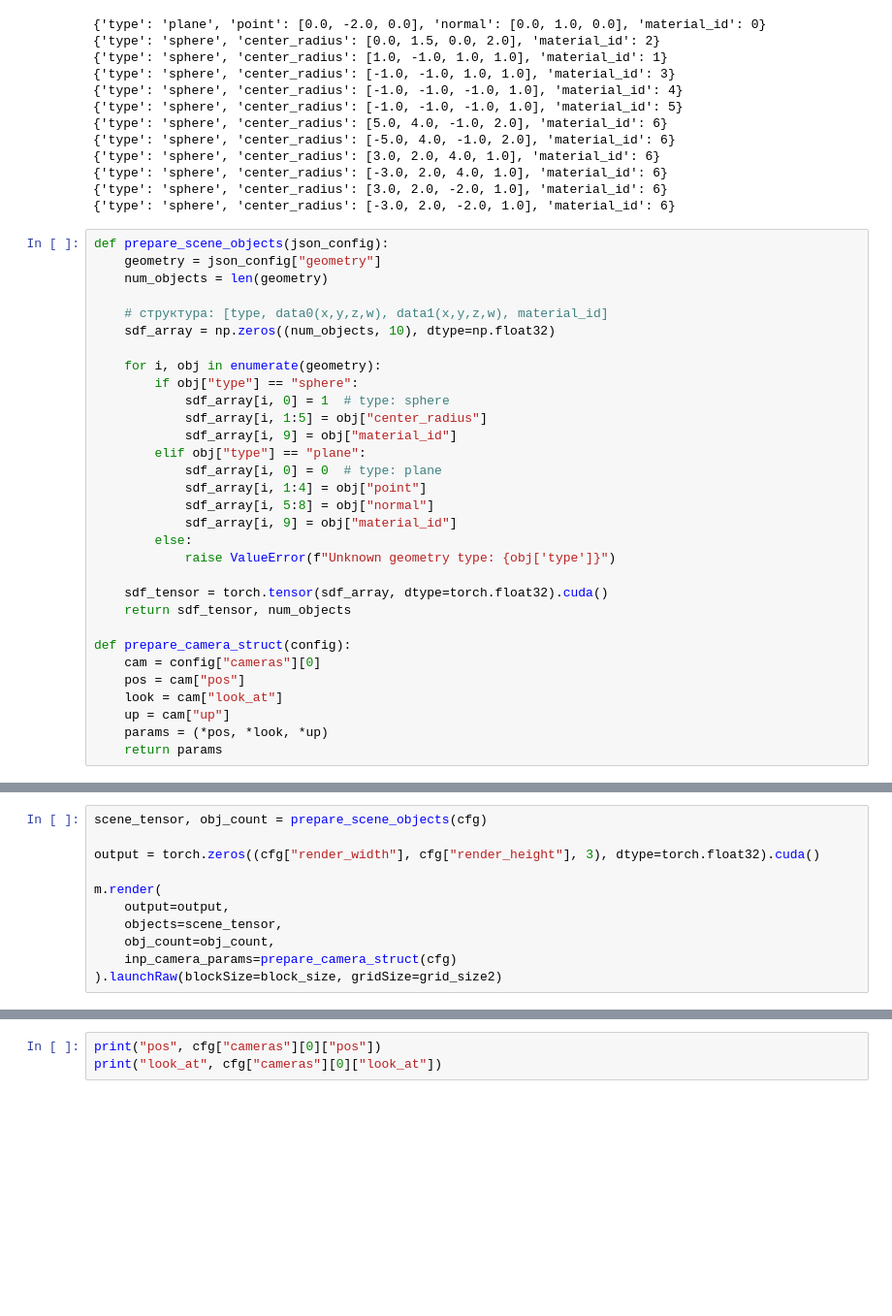
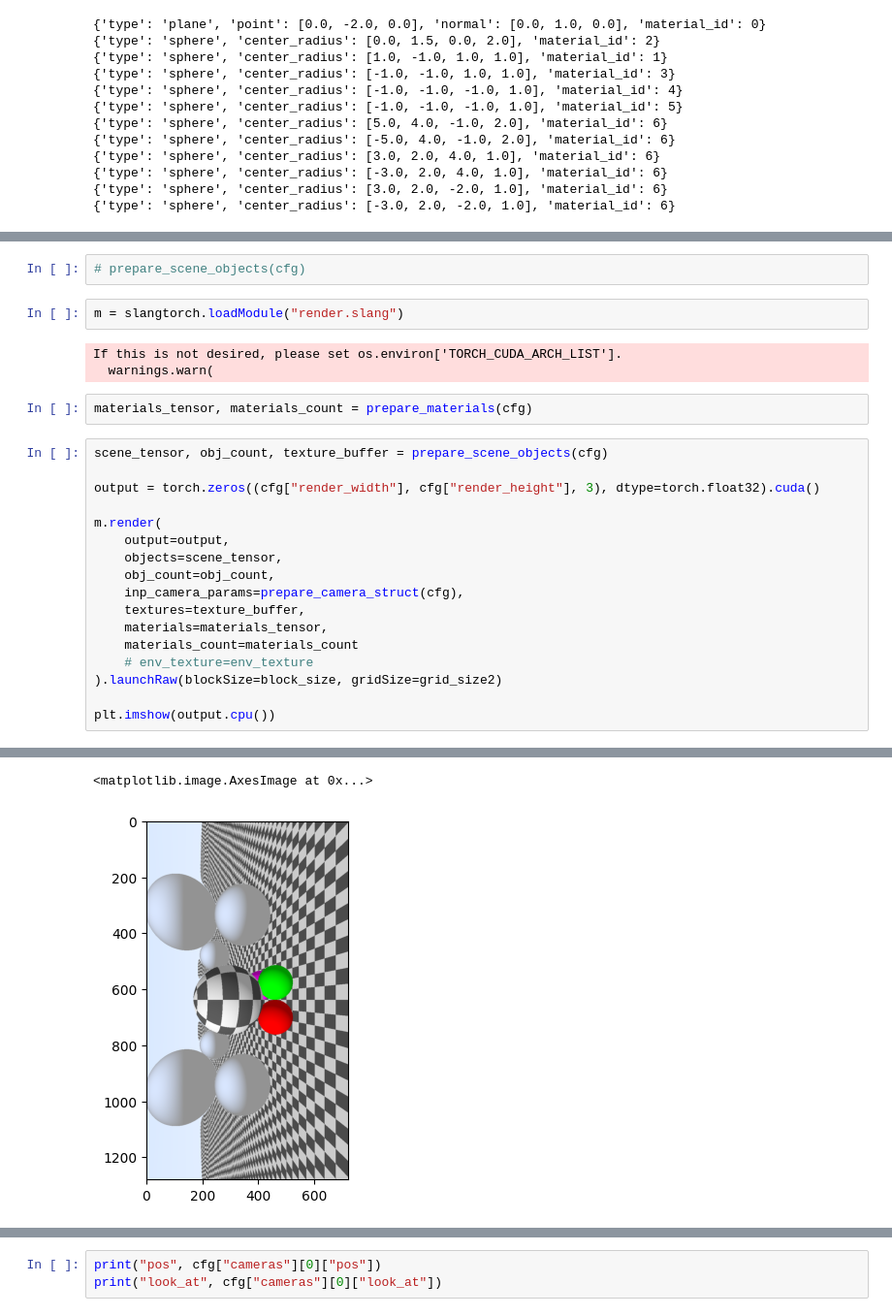
Before and after one commit to illaitar/fair_2, a Jupyter notebook: part2/render.ipynb, the cells around one changed output, grey strips where cells are left out. Shown at 97% size. Saved outputs shown, nothing was run; the diff lists cells and outputs as text; blank space fills up the shorter version.

```diff
--- a/part2/render.ipynb
+++ b/part2/render.ipynb
@@ -63,34 +62,3 @@ for obj in cfg['geometry']:
 {'type': 'sphere', 'center_radius': [-3.0, 2.0, 4.0, 1.0], 'material_id': 6}
 {'type': 'sphere', 'center_radius': [3.0, 2.0, -2.0, 1.0], 'material_id': 6}
 {'type': 'sphere', 'center_radius': [-3.0, 2.0, -2.0, 1.0], 'material_id': 6}
-# %%
-def prepare_scene_objects(json_config):
-    geometry = json_config["geometry"]
-    num_objects = len(geometry)
-
-    # структура: [type, data0(x,y,z,w), data1(x,y,z,w), material_id]
-    sdf_array = np.zeros((num_objects, 10), dtype=np.float32)
-
-    for i, obj in enumerate(geometry):
-        if obj["type"] == "sphere":
-            sdf_array[i, 0] = 1  # type: sphere
-            sdf_array[i, 1:5] = obj["center_radius"]
-            sdf_array[i, 9] = obj["material_id"]
-        elif obj["type"] == "plane":
-            sdf_array[i, 0] = 0  # type: plane
-            sdf_array[i, 1:4] = obj["point"]
-            sdf_array[i, 5:8] = obj["normal"]
-            sdf_array[i, 9] = obj["material_id"]
-        else:
-            raise ValueError(f"Unknown geometry type: {obj['type']}")
-
-    sdf_tensor = torch.tensor(sdf_array, dtype=torch.float32).cuda()
-    return sdf_tensor, num_objects
-
-def prepare_camera_struct(config):
-    cam = config["cameras"][0]
-    pos = cam["pos"]
-    look = cam["look_at"]
-    up = cam["up"]
-    params = (*pos, *look, *up)
-    return params
@@ -117,5 +282,14 @@ prepare_scene_objects(cfg)
+# %%
+# prepare_scene_objects(cfg)
+# %%
+m = slangtorch.loadModule("render.slang")
+# %% [output]
+If this is not desired, please set os.environ['TORCH_CUDA_ARCH_LIST'].
+  warnings.warn(
+# %%
+materials_tensor, materials_count = prepare_materials(cfg)
 # %%
-scene_tensor, obj_count = prepare_scene_objects(cfg)
+scene_tensor, obj_count, texture_buffer = prepare_scene_objects(cfg)
 
 output = torch.zeros((cfg["render_width"], cfg["render_height"], 3), dtype=torch.float32).cuda()
 
@@ -123,5 +297,12 @@ m.render(
     output=output,
     objects=scene_tensor,
     obj_count=obj_count,
-    inp_camera_params=prepare_camera_struct(cfg)
+    inp_camera_params=prepare_camera_struct(cfg),
+    textures=texture_buffer,
+    materials=materials_tensor,
+    materials_count=materials_count
+    # env_texture=env_texture
 ).launchRaw(blockSize=block_size, gridSize=grid_size2)
+
+plt.imshow(output.cpu())
+# %% [output]
@@ -127,0 +312,2 @@ m.render(
+<matplotlib.image.AxesImage at 0x...>
+[figure, added]
```
Also changed, not shown: parts of 9 cells of this notebook, 1 other file.
